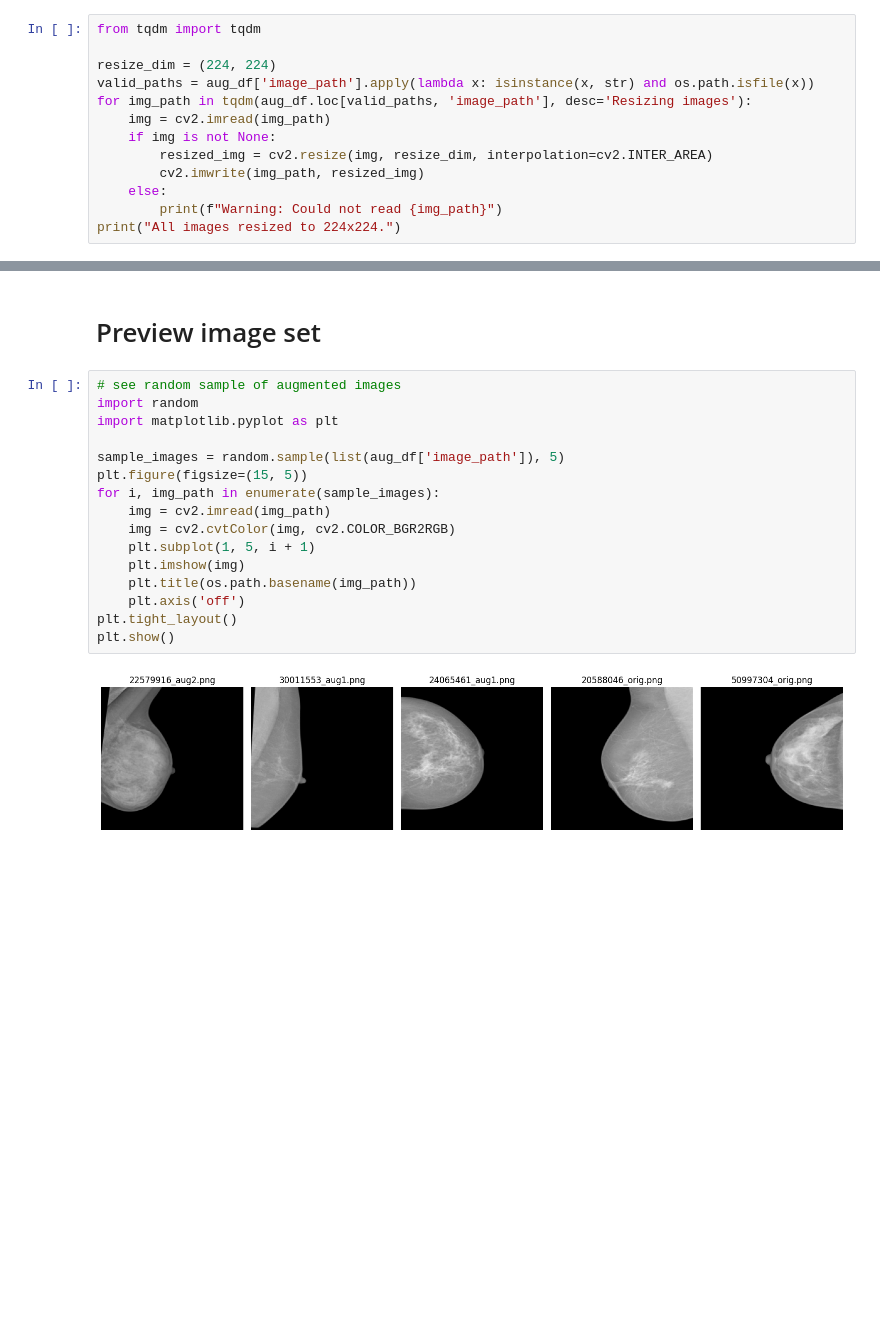
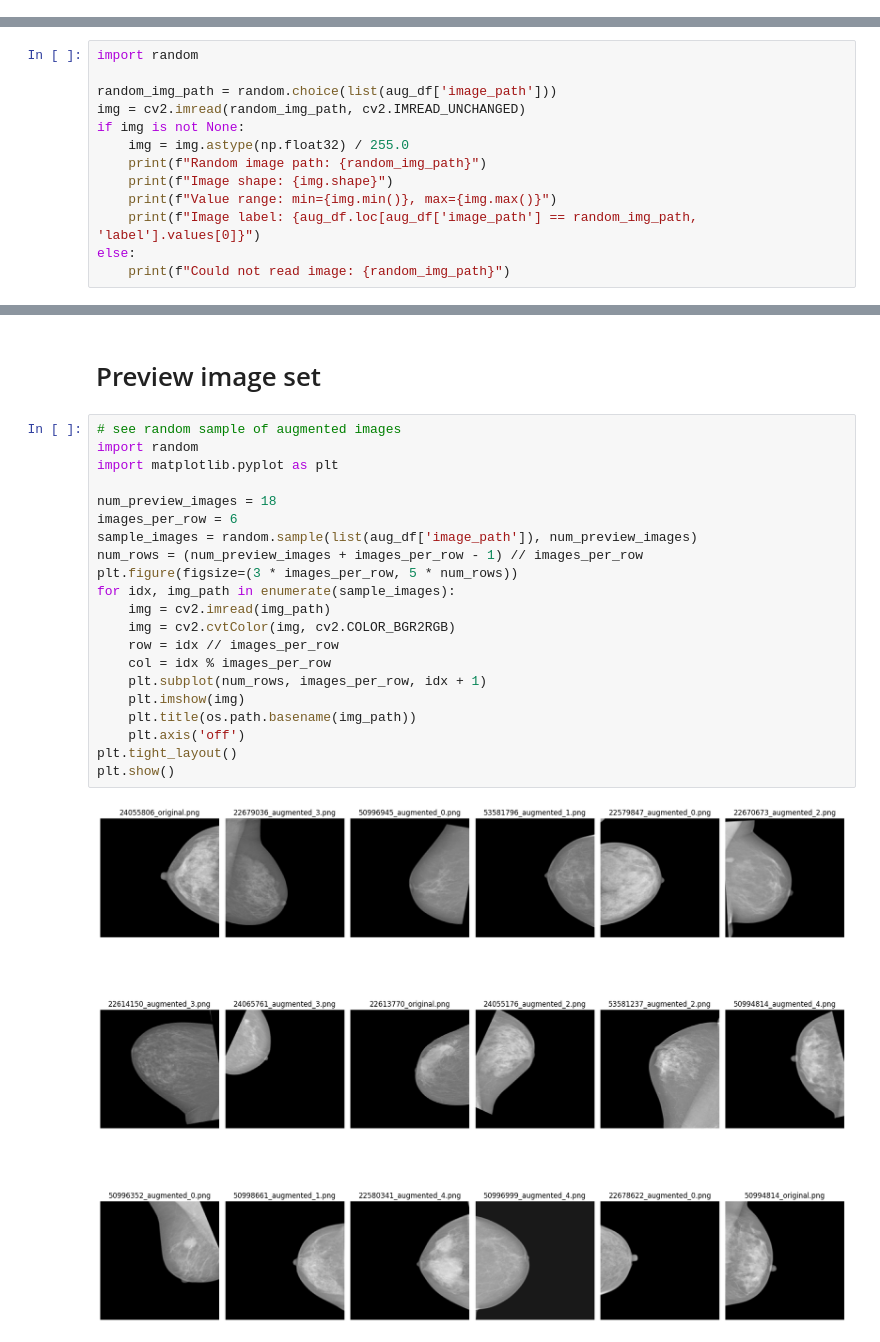
Before and after one commit to PepeuFBV/breast_cancer_analysis, a Jupyter notebook: data.ipynb, the cells around one changed output, grey strips where cells are left out. Cells and saved outputs as stored; diff of their text form; blank space fills up the shorter version.

```diff
--- a/data.ipynb
+++ b/data.ipynb
@@ -61,13 +101,0 @@ Number of unique DICOM file numbers: 410
-# %%
-from tqdm import tqdm
-
-resize_dim = (224, 224)
-valid_paths = aug_df['image_path'].apply(lambda x: isinstance(x, str) and os.path.isfile(x))
-for img_path in tqdm(aug_df.loc[valid_paths, 'image_path'], desc='Resizing images'):
-    img = cv2.imread(img_path)
-    if img is not None:
-        resized_img = cv2.resize(img, resize_dim, interpolation=cv2.INTER_AREA)
-        cv2.imwrite(img_path, resized_img)
-    else:
-        print(f"Warning: Could not read {img_path}")
-print("All images resized to 224x224.")
@@ -75,0 +102,13 @@ All images resized to 224x224.
+# %%
+import random
+
+random_img_path = random.choice(list(aug_df['image_path']))
+img = cv2.imread(random_img_path, cv2.IMREAD_UNCHANGED)
+if img is not None:
+    img = img.astype(np.float32) / 255.0
+    print(f"Random image path: {random_img_path}")
+    print(f"Image shape: {img.shape}")
+    print(f"Value range: min={img.min()}, max={img.max()}")
+    print(f"Image label: {aug_df.loc[aug_df['image_path'] == random_img_path, 'label'].values[0]}")
+else:
+    print(f"Could not read image: {random_img_path}")
@@ -126,18 +204,23 @@ if train_df['label'].min() < 0 or train_df['label'].max() > 5:
 # %%
 # see random sample of augmented images
 import random
 import matplotlib.pyplot as plt
 
-sample_images = random.sample(list(aug_df['image_path']), 5)
-plt.figure(figsize=(15, 5))
-for i, img_path in enumerate(sample_images):
+num_preview_images = 18
+images_per_row = 6
+sample_images = random.sample(list(aug_df['image_path']), num_preview_images)
+num_rows = (num_preview_images + images_per_row - 1) // images_per_row
+plt.figure(figsize=(3 * images_per_row, 5 * num_rows))
+for idx, img_path in enumerate(sample_images):
     img = cv2.imread(img_path)
     img = cv2.cvtColor(img, cv2.COLOR_BGR2RGB)
-    plt.subplot(1, 5, i + 1)
+    row = idx // images_per_row
+    col = idx % images_per_row
+    plt.subplot(num_rows, images_per_row, idx + 1)
     plt.imshow(img)
     plt.title(os.path.basename(img_path))
     plt.axis('off')
 plt.tight_layout()
 plt.show()
 # %% [output]
-[figure, old version]
+[figure, new version]
```
Also changed, not shown: parts of 26 cells of this notebook, 4 other files.
